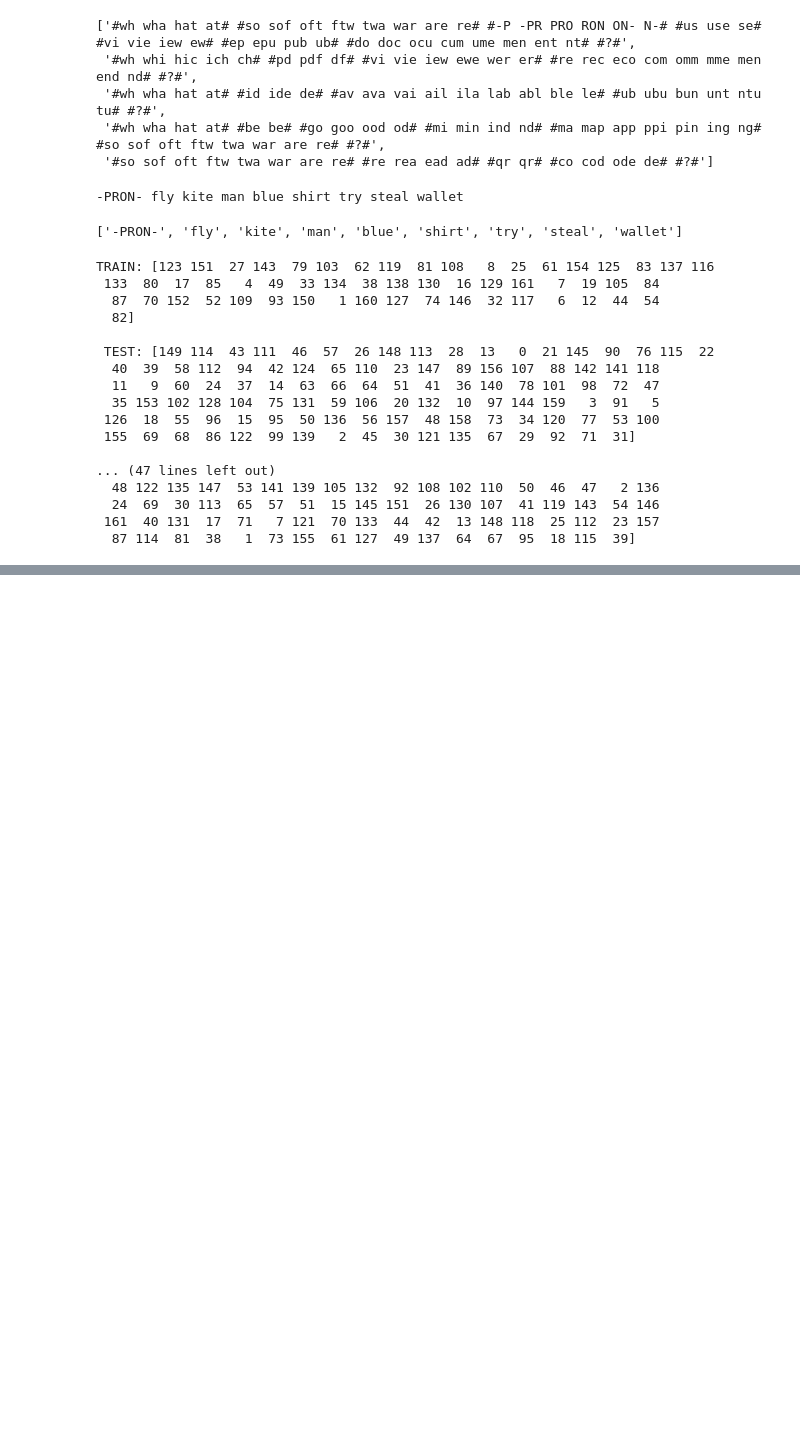
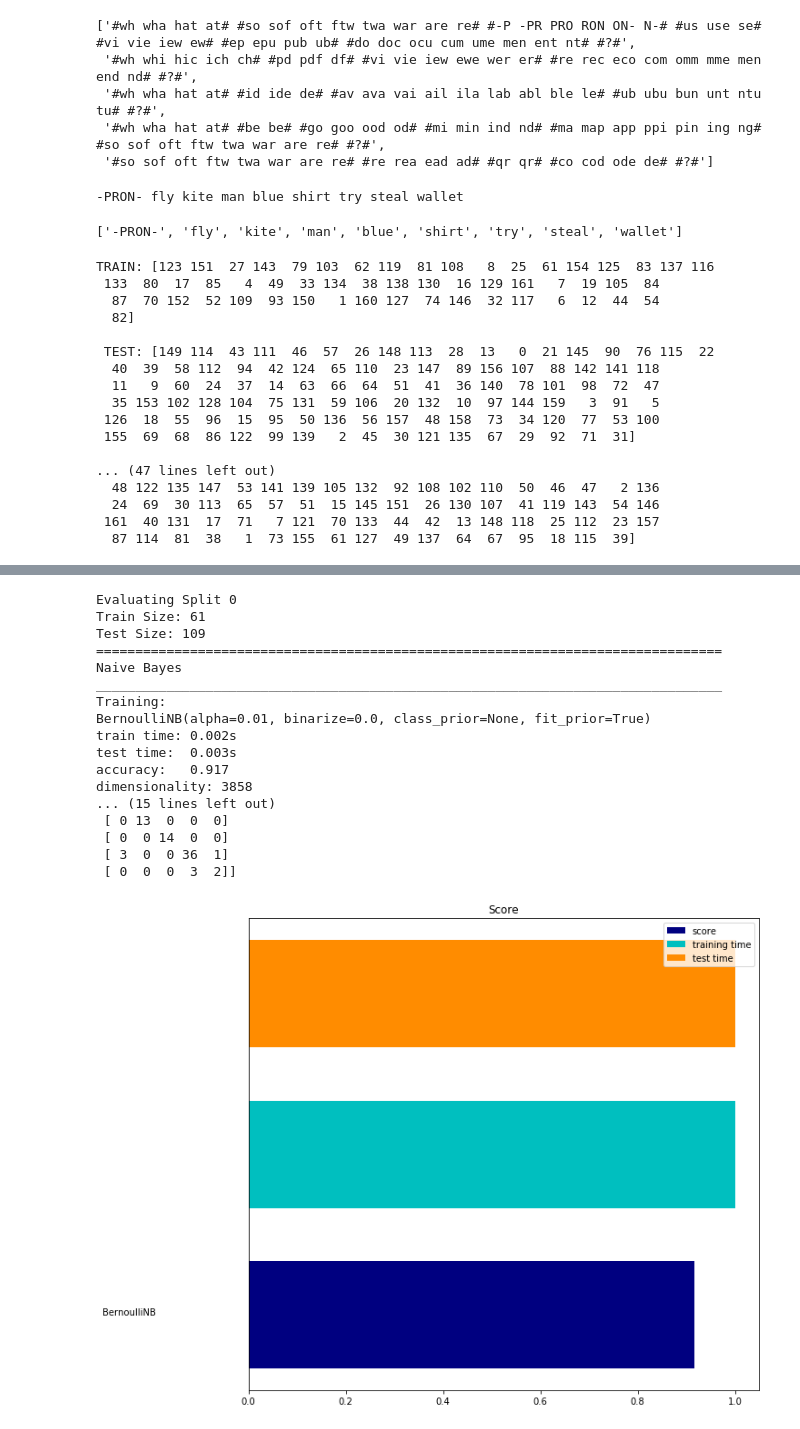
Before and after one commit to kumar-shridhar/Know-Your-Intent, a Jupyter notebook: mirchi_semhash_pipeline.ipynb, the cells around one changed output, grey strips where cells are left out. Saved outputs shown, nothing was run; the diff lists cells and outputs as text; code cells hidden in the pictures; blank space fills up the shorter version.

```diff
--- a/mirchi_semhash_pipeline.ipynb
+++ b/mirchi_semhash_pipeline.ipynb
@@ -512,0 +513,39 @@ classification report:
+# %%
+import matplotlib.pyplot as plt
+class_prior = [37/109, 13/109, 14/109, 40/109, 5/109]
+
+for i_s, split in enumerate(range(1)):
+    print("Evaluating Split {}".format(i_s))
+    X_train, y_train, X_test, y_test, feature_names = get_X_andy_from_split()
+    target_names = ["Make Update", "Setup Printer", "Shutdown Computer","Software Recommendation", "None"]
+    print("Train Size: {}\nTest Size: {}".format(X_train.shape[0], X_test.shape[0]))
+    results = []
+
+    # Train sparse Naive Bayes classifiers
+    print('=' * 80)
+    print("Naive Bayes")
+
+    results.append(benchmark(BernoulliNB(alpha=.01, fit_prior=True),
+                             X_train, y_train, X_test, y_test, target_names,
+                             feature_names=feature_names))
+
+    plot_results(results)
+# %% [output]
+Evaluating Split 0
+Train Size: 61
+Test Size: 109
+================================================================================
+Naive Bayes
+________________________________________________________________________________
+Training:
+BernoulliNB(alpha=0.01, binarize=0.0, class_prior=None, fit_prior=True)
+train time: 0.002s
+test time:  0.003s
+accuracy:   0.917
+dimensionality: 3858
+... (15 lines left out)
+ [ 0 13  0  0  0]
+ [ 0  0 14  0  0]
+ [ 3  0  0 36  1]
+ [ 0  0  0  3  2]]
+[figure, added]
```
Also changed, not shown: parts of 3 cells of this notebook.
